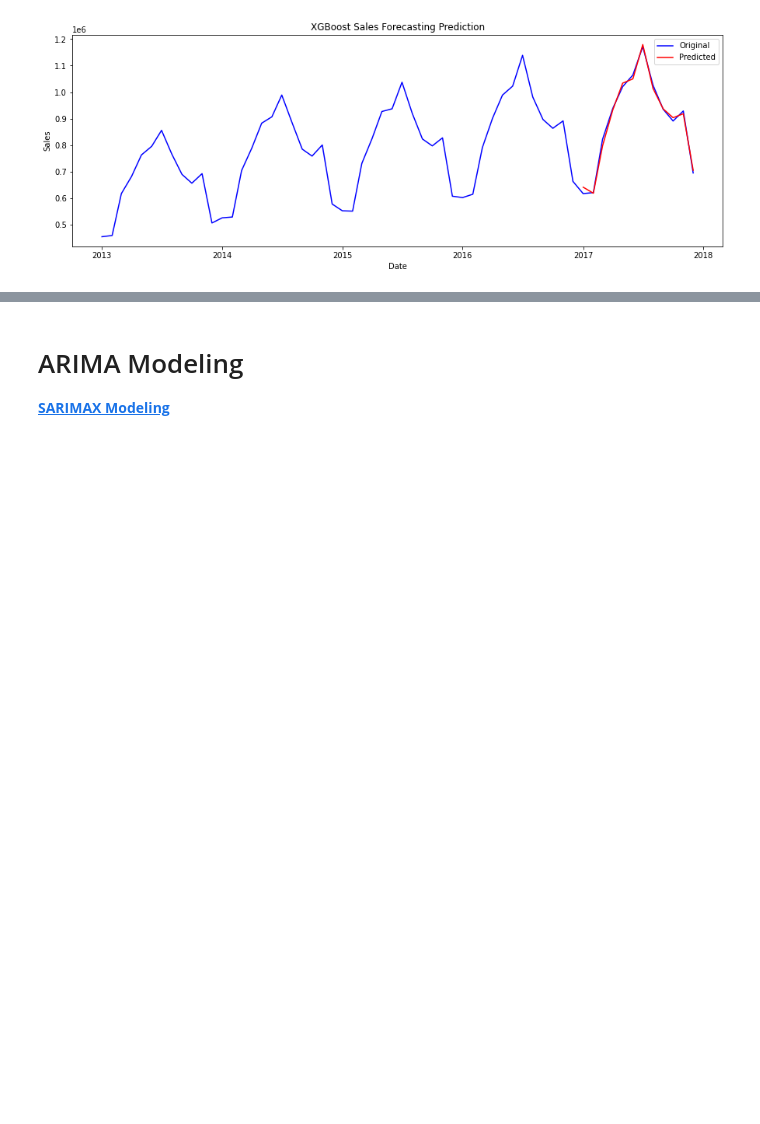
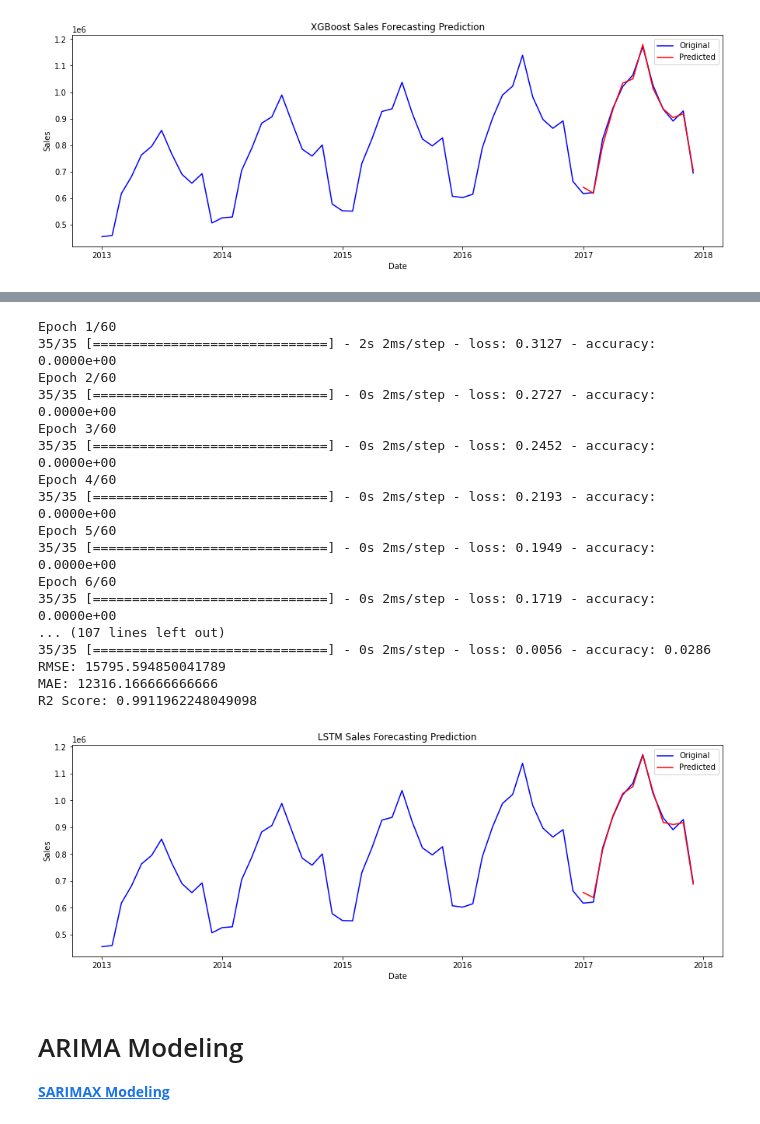
Before and after one commit to badl7/Forecasting_future_sales, a Jupyter notebook: forecasting-future-sales-using-machine-learning.ipynb, the cells around one changed output, grey strips where cells are left out. Drawn from its saved outputs; the diff is of its cells as text; code cells hidden in the pictures; blank space fills up the shorter version.

Commit message:
add lstm and arima

```diff
--- a/forecasting-future-sales-using-machine-learning.ipynb
+++ b/forecasting-future-sales-using-machine-learning.ipynb
@@ -320,17 +316,12 @@ time_plot(m_df, 'date', 'sales', 'Monthly Sales Before Diff Transformation' )
 
 In this method, we compute the difference of consecutive terms in the series. Differencing is typically performed to get rid of the varying mean.
 # %%
-# Calculate the difference in sales month over month:
+def get_diff(data):
+    """Calculate the difference in sales month over month:"""
 
-def get_diff(data):
     data['sales_diff'] = data.sales.diff()
     data = data.dropna()
 
-    filepath = Path('../data/stationary_df.csv')
-    filepath.parent.mkdir(parents=True, exist_ok=True)
-    data.to_csv('../data/stationary_df.csv')
+    data.to_csv('./stationary_df.csv')
 
     return data
-
-stationary_df = get_diff(m_df)
-time_plot(stationary_df, 'date', 'sales_diff', 'Monthly Sales After Diff Transformation')
@@ -447,7 +443,7 @@ def built_supervised(data):
     # Drop null values:
     supervised_df = supervised_df.dropna().reset_index(drop=True)
 
-    supervised_df.to_csv('../data/model_df.csv', index=False)
+    supervised_df.to_csv('./model_df.csv', index=False)
 
     return supervised_df
 # %%
@@ -661,15 +657,16 @@ def plot_results(results, origin_df, model_name):
     sns.lineplot(results.date, results.pred_value, data=results, ax=ax,
                  label='Predicted', color='red')
 
+
     ax.set(xlabel = "Date",
            ylabel = "Sales",
            title = f"{model_name} Sales Forecasting Prediction")
 
     ax.legend(loc='best')
 
-    filepath = Path('../model_output/{model_name}_forecasting.svg')
+    filepath = Path('./model_output/{model_name}_forecasting.svg')
     filepath.parent.mkdir(parents=True, exist_ok=True)
-    plt.savefig(f'../model_output/{model_name}_forecasting.svg')
+    plt.savefig(f'./model_output/{model_name}_forecasting.svg')
 # %%
 def regressive_model(train_data, test_data, model, model_name):
     """Runs regressive models in SKlearn framework. First calls scale_data
@@ -732,25 +734,37 @@ R2 Score: 0.993497694881536
 # %%
 def lstm_model(train_data, test_data):
+    """Runs a long-short-term-memory neural net with 2 dense layers.
+    Generates predictions that are then unscaled.
+    Scores are printed and the results are plotted and saved."""
+    # train_set: dataset used to train the model
+    # test_set: dataset used to test the model
 
+
+    # Split into X & y and scale data:
     X_train, y_train, X_test, y_test, scaler_object = scale_data(train_data, test_data)
 
     X_train = X_train.reshape(X_train.shape[0], 1, X_train.shape[1])
     X_test = X_test.reshape(X_test.shape[0], 1, X_test.shape[1])
 
+
+    # Build LSTM:
     model = Sequential()
     model.add(LSTM(4, batch_input_shape=(1, X_train.shape[1], X_train.shape[2]),
                    stateful=True))
     model.add(Dense(1))
     model.add(Dense(1))
-    model.compile(loss='mean_squared_error', optimizer='adam')
-    model.fit(X_train, y_train, epochs=200, batch_size=1, verbose=1,
+    model.compile(loss='mse', optimizer='adam', metrics=['accuracy'])
+    model.fit(X_train, y_train, epochs=60, batch_size=1, verbose=1,
               shuffle=False)
     predictions = model.predict(X_test,batch_size=1)
 
-    original_df = load_original_df()
-    unscaled = undo_scaling(predictions, X_test, scaler_object, lstm=True)
-    unscaled_df = predict_df(unscaled, original_df)
+    # Undo scaling to compare predictions against original data:
+    origin_df = m_df
+    unscaled = re_scaling(predictions, X_test, scaler_object, lstm=True)
+    unscaled_df = prediction_df(unscaled, origin_df)
 
-    get_scores(unscaled_df, original_df, 'LSTM')
-
-    plot_results(unscaled_df, original_df, 'LSTM')
+    get_scores(unscaled_df, origin_df, 'LSTM')
+    plot_results(unscaled_df, origin_df, 'LSTM')
+# %%
+lstm_model(train,test)
+# %% [output]
@@ -756,0 +773,18 @@ def lstm_model(train_data, test_data):
+Epoch 1/60
+35/35 [==============================] - 2s 2ms/step - loss: 0.3127 - accuracy: 0.0000e+00
+Epoch 2/60
+35/35 [==============================] - 0s 2ms/step - loss: 0.2727 - accuracy: 0.0000e+00
+Epoch 3/60
+35/35 [==============================] - 0s 2ms/step - loss: 0.2452 - accuracy: 0.0000e+00
+Epoch 4/60
+35/35 [==============================] - 0s 2ms/step - loss: 0.2193 - accuracy: 0.0000e+00
+Epoch 5/60
+35/35 [==============================] - 0s 2ms/step - loss: 0.1949 - accuracy: 0.0000e+00
+Epoch 6/60
+35/35 [==============================] - 0s 2ms/step - loss: 0.1719 - accuracy: 0.0000e+00
+... (107 lines left out)
+35/35 [==============================] - 0s 2ms/step - loss: 0.0056 - accuracy: 0.0286
+RMSE: 15795.594850041789
+MAE: 12316.166666666666
+R2 Score: 0.9911962248049098
+[figure, added]
```
Also changed, not shown: parts of 31 cells of this notebook.
